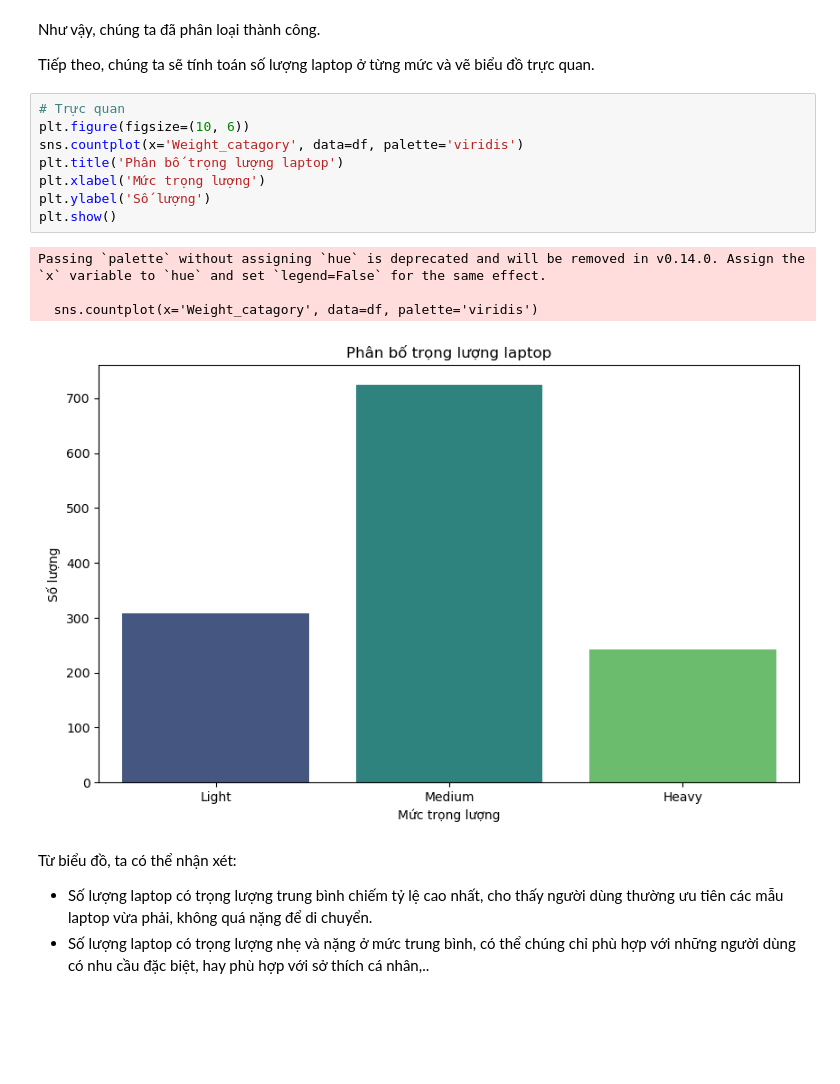
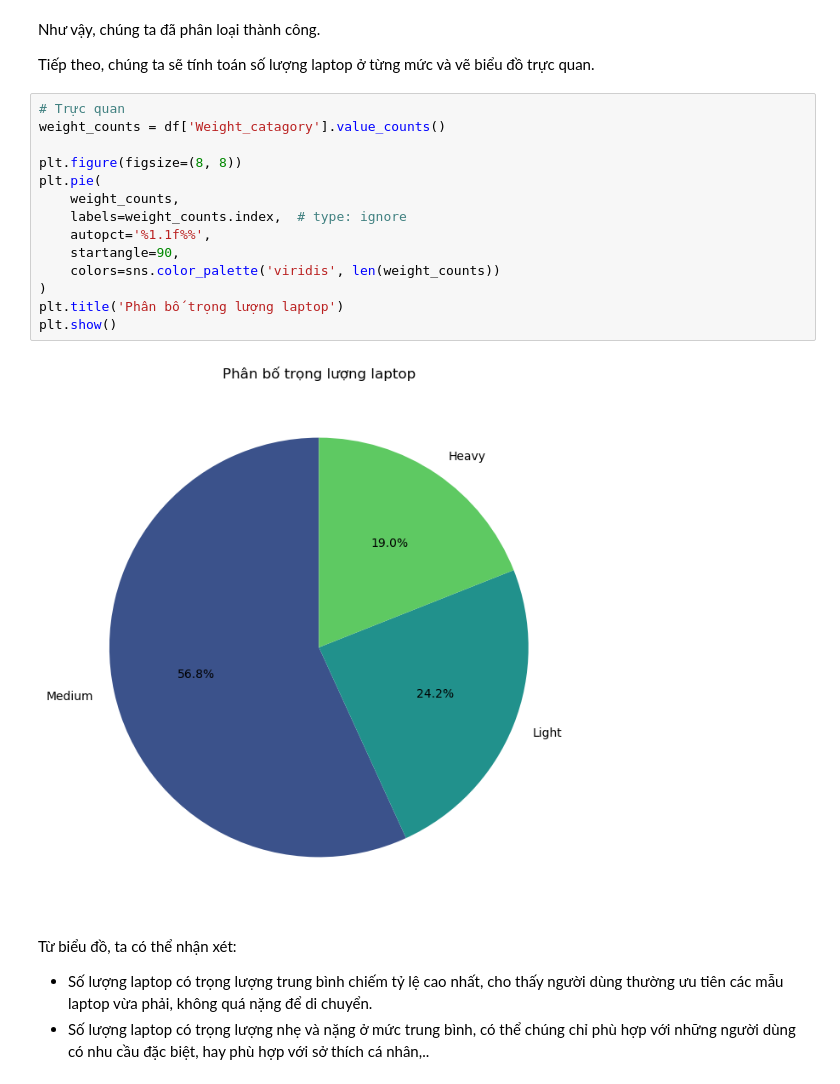
Before and after one commit to nguyennn263/final-lab-programming4DS, a Jupyter notebook: final-lab.ipynb, the cells around one changed output. Cells and saved outputs as stored; diff of their text form; blank space fills up the shorter version.

Commit message:
update chart

```diff
--- a/final-lab.ipynb
+++ b/final-lab.ipynb
@@ -1592,17 +1592,20 @@ Như vậy, chúng ta đã phân loại thành công.
 Tiếp theo, chúng ta sẽ tính toán số lượng laptop ở từng mức và vẽ biểu đồ trực quan.
 # %%
 # Trực quan
-plt.figure(figsize=(10, 6))
-sns.countplot(x='Weight_catagory', data=df, palette='viridis')
+weight_counts = df['Weight_catagory'].value_counts()
+
+plt.figure(figsize=(8, 8))
+plt.pie(
+    weight_counts,
+    labels=weight_counts.index,  # type: ignore
+    autopct='%1.1f%%',
+    startangle=90,
+    colors=sns.color_palette('viridis', len(weight_counts))
+)
 plt.title('Phân bố trọng lượng laptop')
-plt.xlabel('Mức trọng lượng')
-plt.ylabel('Số lượng')
 plt.show()
 # %% [output]
-Passing `palette` without assigning `hue` is deprecated and will be removed in v0.14.0. Assign the `x` variable to `hue` and set `legend=False` for the same effect.
-
-  sns.countplot(x='Weight_catagory', data=df, palette='viridis')
-[figure, old version]
+[figure, new version]
 # %% [markdown]
 Từ biểu đồ, ta có thể nhận xét:
 - Số lượng laptop có trọng lượng trung bình chiếm tỷ lệ cao nhất, cho thấy người dùng thường ưu tiên các mẫu laptop vừa phải, không quá nặng để di chuyển.
```
Also changed, not shown: parts of 10 cells of this notebook.
